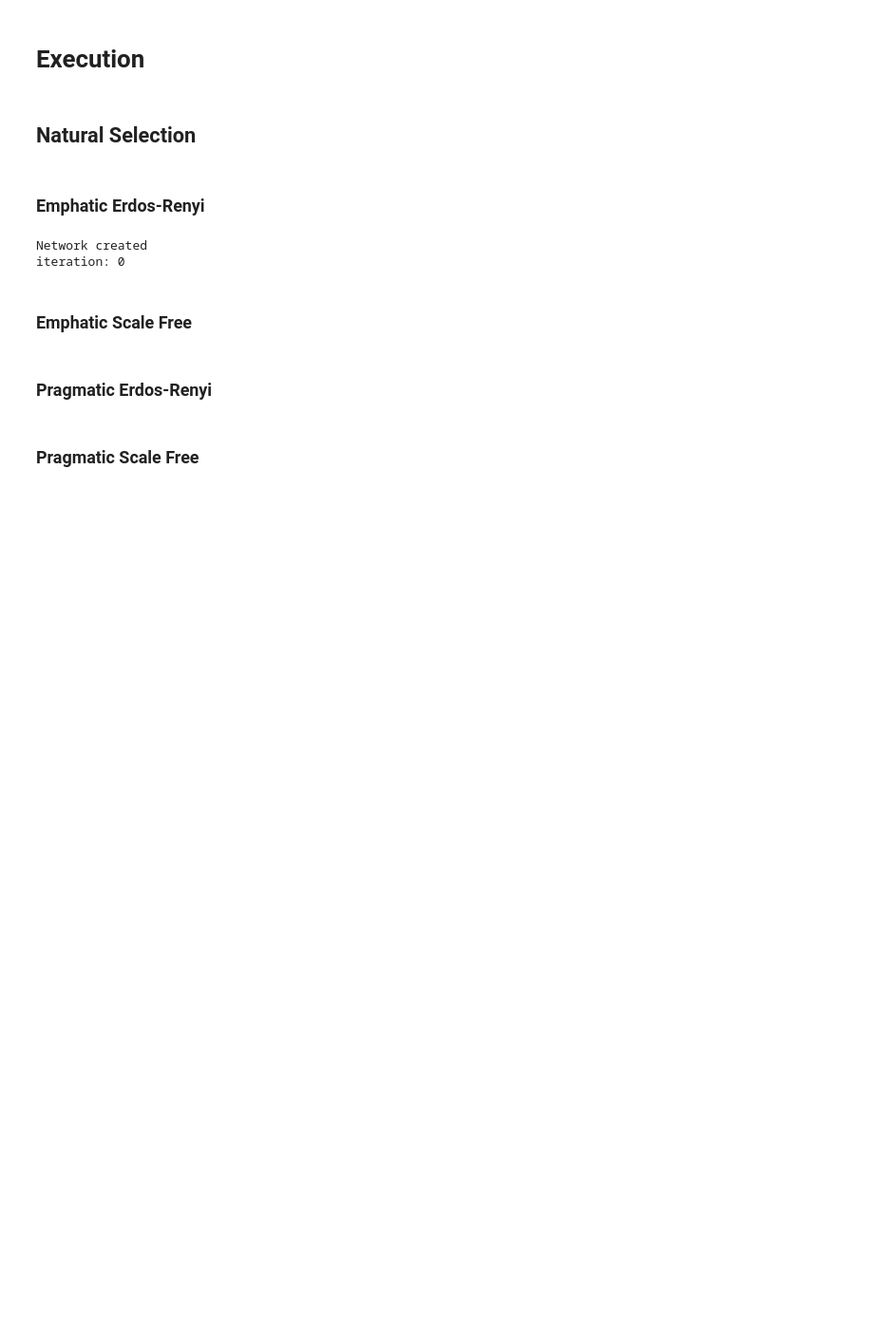
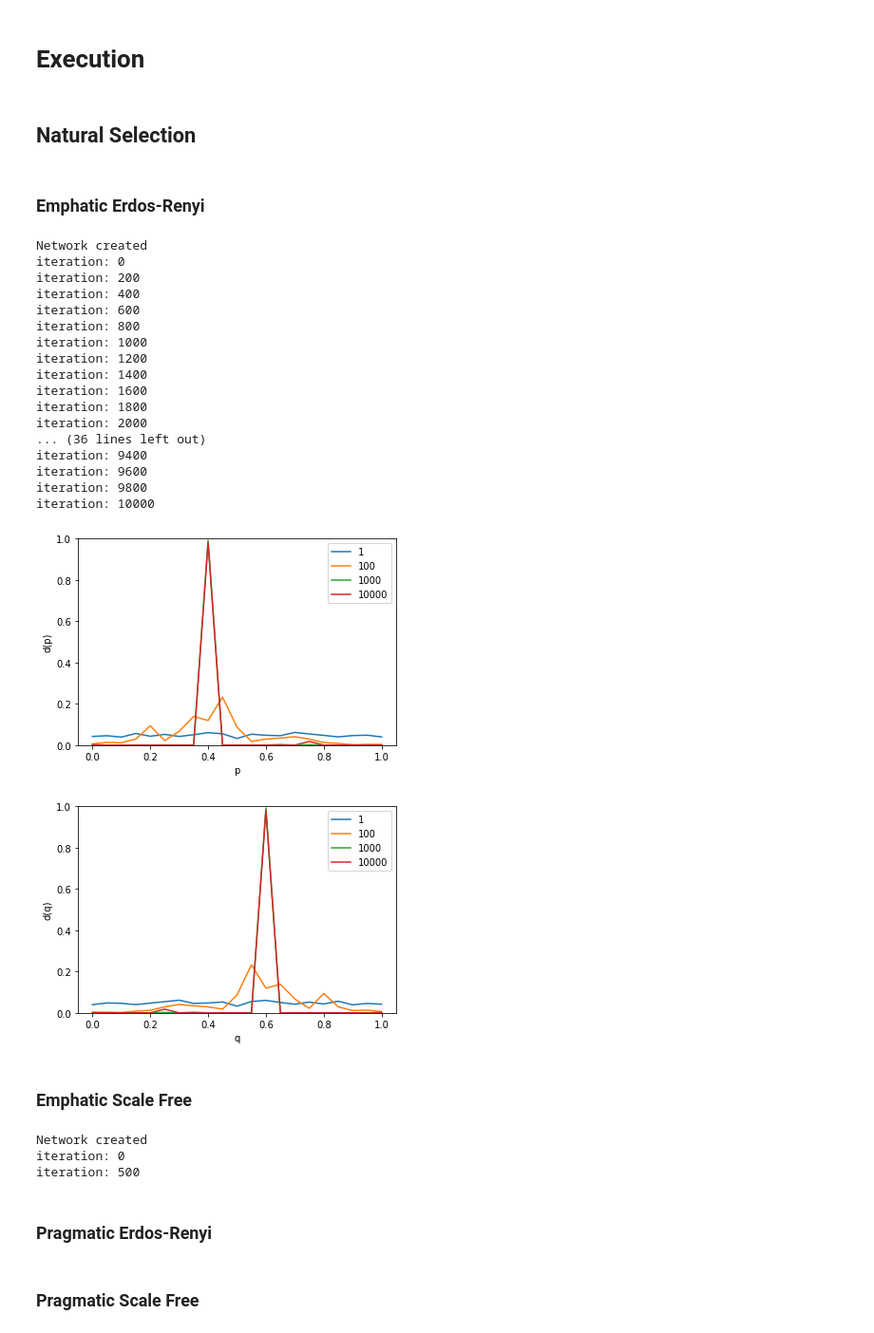
Before and after one commit to rufimelo99/UltimatumGame, a Jupyter notebook: UltimatumGame.ipynb, the cells around one changed output. Shown at 95% size. Saved outputs shown, nothing was run; the diff lists cells and outputs as text; code cells hidden in the pictures; blank space fills up the shorter version.

```diff
--- a/UltimatumGame.ipynb
+++ b/UltimatumGame.ipynb
@@ -204,7 +204,7 @@ class ultimatumGame:
 # %% [markdown]
 ### Emphatic Erdos-Renyi
 # %%
-NPLAYERS =  5000
+NPLAYERS =  1000
 NITERATIONS = 10001
 
 game = ultimatumGame(NPLAYERS, PlayerRole.EMPATHIC, ScaleFree=False)
@@ -219,7 +219,7 @@ thresholdDic = {}
 
 #run episodes
 for iteration in range(NITERATIONS):
-  if iteration%(NITERATIONS//20)==0:
+  if iteration%(NITERATIONS//50)==0:
     print("iteration: "+str(iteration))
   offersDicInitial,offerDic,thresholdDicInitial,thresholdDic = game.runEpisode(iteration,offersDicInitial,offerDic,thresholdDicInitial,thresholdDic,stopsForGraphs, NaturalSelection=True, SocialPenalty=False)
 
@@ -230,33 +230,50 @@ plt.plot(bargainValues, np.array(list(offerDic[100].values()))/sum(np.array(list
 plt.plot(bargainValues, np.array(list(offerDic[1000].values()))/sum(np.array(list(offerDic[1000].values()))) , label = "1000" )
 plt.plot(bargainValues, np.array(list(offerDic[10000].values()))/sum(np.array(list(offerDic[10000].values()))) , label = "10000" )
 
 # naming the x axis
 plt.xlabel('p')
 # naming the y axis
 plt.ylabel('d(p)')
 # show a legend on the plot
 plt.legend()
 plt.ylim(bottom=0)
 plt.ylim(top=1)
 plt.show()
 
 plt.plot(bargainValues, np.array(list(thresholdDic[1].values()))/sum(np.array(list(thresholdDic[1].values()))) , label = "1" )
 plt.plot(bargainValues, np.array(list(thresholdDic[100].values()))/sum(np.array(list(thresholdDic[100].values()))) , label = "100" )
 plt.plot(bargainValues, np.array(list(thresholdDic[1000].values()))/sum(np.array(list(thresholdDic[1000].values()))) , label = "1000" )
 plt.plot(bargainValues, np.array(list(thresholdDic[10000].values()))/sum(np.array(list(thresholdDic[10000].values()))) , label = "10000" )
 
 # naming the x axis
 plt.xlabel('q')
 # naming the y axis
 plt.ylabel('d(q)')
 # show a legend on the plot
 plt.legend()
 plt.ylim(bottom=0)
 plt.ylim(top=1)
 plt.show()
 # %% [output]
 Network created
 iteration: 0
+iteration: 200
+iteration: 400
+iteration: 600
+iteration: 800
+iteration: 1000
+iteration: 1200
+iteration: 1400
+iteration: 1600
+iteration: 1800
+iteration: 2000
+... (36 lines left out)
+iteration: 9400
+iteration: 9600
+iteration: 9800
+iteration: 10000
+[figure, added]
+[figure, added]
 # %% [markdown]
 ### Emphatic Scale Free
 # %%
@@ -310,6 +327,10 @@ plt.legend()
 plt.ylim(bottom=0)
 plt.ylim(top=1)
 plt.show()
+# %% [output]
+Network created
+iteration: 0
+iteration: 500
 # %% [markdown]
 ### Pragmatic Erdos-Renyi
 # %%
```
Also changed, not shown: parts of 1 cell of this notebook.
